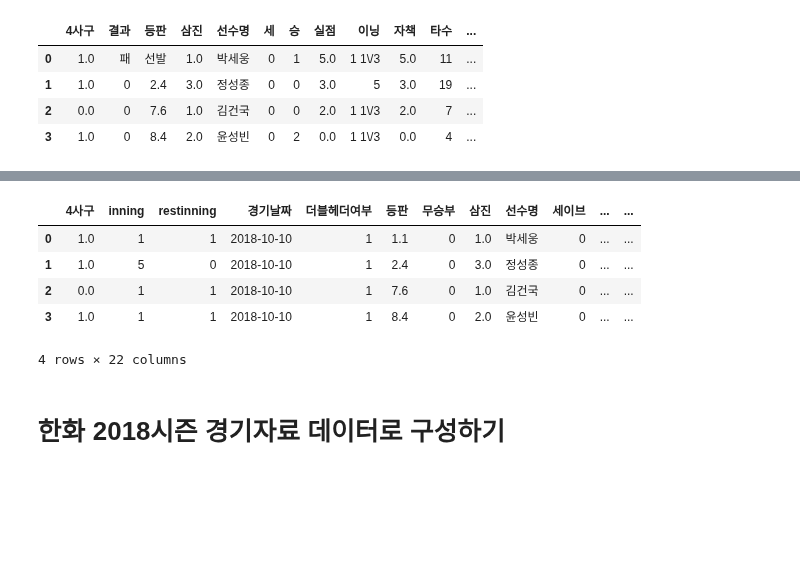
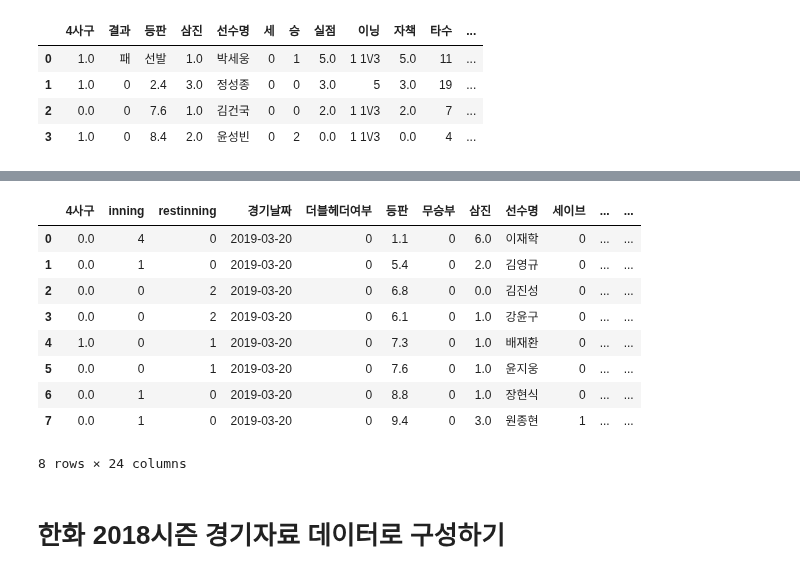
Before and after one commit to LOPES-HUFS/Data_Wrangling_for_KBO, a Jupyter notebook: notebook.ipynb, the cells around one changed output, grey strips where cells are left out. Saved outputs shown, nothing was run; the diff lists cells and outputs as text; code cells hidden in the pictures; blank space fills up the shorter version.

```diff
--- a/notebook.ipynb
+++ b/notebook.ipynb
@@ -7,6 +7,6 @@ import json
 # 하나의 경기 데이터 보여주기(크롤링한 상태와 변화된 상태)
 # %%
 # 10월 10일 kt 와 롯데 간의 첫번째 경기에 대한 데이터를 가져옵니다.
-temp_data = main.get_data("20181010","KTLT1")
+temp_data = main.get_data("20190320","HHNC0")
 # %%
 # 해당 경기 정보에 대해  제대로 데이터가 들어왔는지 확인합니다.
@@ -141,13 +150,17 @@ pd.DataFrame(temp['20181010_KTLT1']['away_pitcher']).head()
 # %%
 #홈팀의 투수 데이터가 제대로 변경됬는지 확인합니다.
-pd.DataFrame(temp['20181010_KTLT1']['home_pitcher']).head()
+pd.DataFrame(temp['20190320_HHNC0']['home_pitcher']).head()
 # %% [output]
 |  | 4사구 | inning | restinning | 경기날짜 | 더블헤더여부 | 등판 | 무승부 | 삼진 | 선수명 | 세이브 | ... | ... |
-| 0 | 1.0 | 1 | 1 | 2018-10-10 | 1 | 1.1 | 0 | 1.0 | 박세웅 | 0 | ... | ... |
-| 1 | 1.0 | 5 | 0 | 2018-10-10 | 1 | 2.4 | 0 | 3.0 | 정성종 | 0 | ... | ... |
-| 2 | 0.0 | 1 | 1 | 2018-10-10 | 1 | 7.6 | 0 | 1.0 | 김건국 | 0 | ... | ... |
-| 3 | 1.0 | 1 | 1 | 2018-10-10 | 1 | 8.4 | 0 | 2.0 | 윤성빈 | 0 | ... | ... |
+| 0 | 0.0 | 4 | 0 | 2019-03-20 | 0 | 1.1 | 0 | 6.0 | 이재학 | 0 | ... | ... |
+| 1 | 0.0 | 1 | 0 | 2019-03-20 | 0 | 5.4 | 0 | 2.0 | 김영규 | 0 | ... | ... |
+| 2 | 0.0 | 0 | 2 | 2019-03-20 | 0 | 6.8 | 0 | 0.0 | 김진성 | 0 | ... | ... |
+| 3 | 0.0 | 0 | 2 | 2019-03-20 | 0 | 6.1 | 0 | 1.0 | 강윤구 | 0 | ... | ... |
+| 4 | 1.0 | 0 | 1 | 2019-03-20 | 0 | 7.3 | 0 | 1.0 | 배재환 | 0 | ... | ... |
+| 5 | 0.0 | 0 | 1 | 2019-03-20 | 0 | 7.6 | 0 | 1.0 | 윤지웅 | 0 | ... | ... |
+| 6 | 0.0 | 1 | 0 | 2019-03-20 | 0 | 8.8 | 0 | 1.0 | 장현식 | 0 | ... | ... |
+| 7 | 0.0 | 1 | 0 | 2019-03-20 | 0 | 9.4 | 0 | 3.0 | 원종현 | 1 | ... | ... |
-4 rows × 22 columns
+8 rows × 24 columns
 # %% [markdown]
 # 한화 2018시즌 경기자료 데이터로 구성하기
 # %%
```
Also changed, not shown: parts of 9 cells of this notebook.
